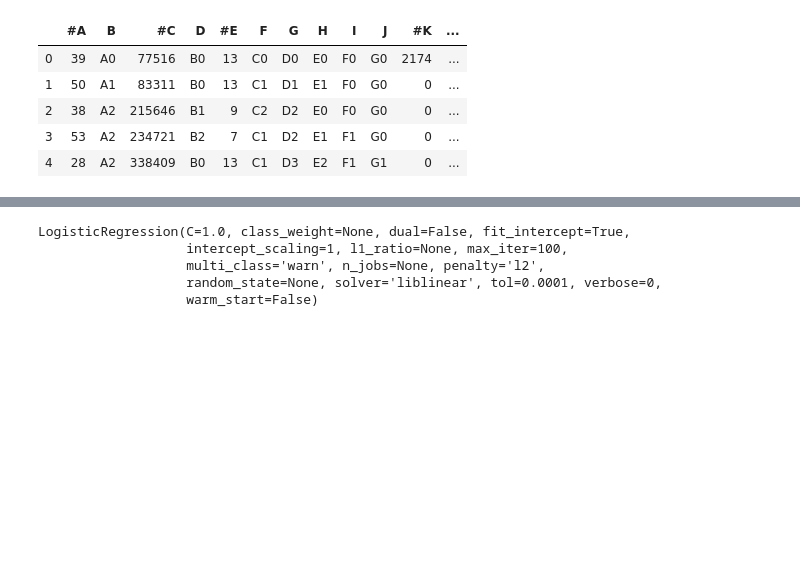
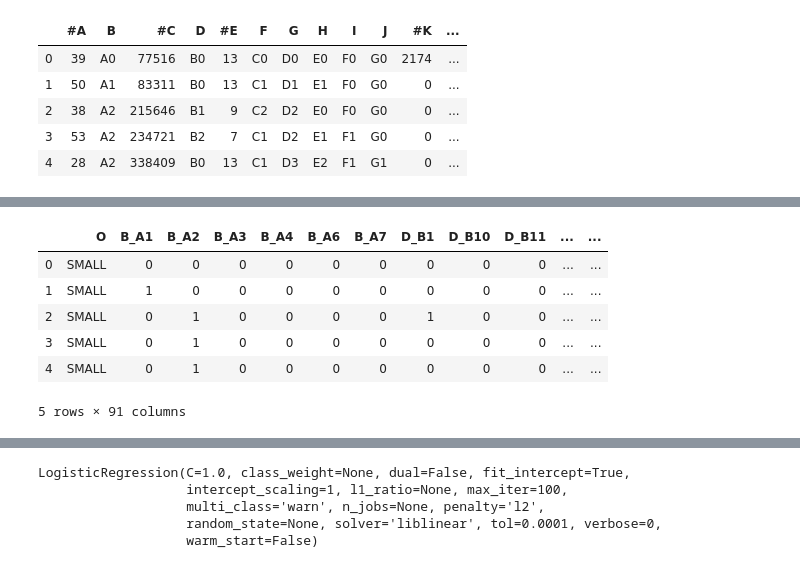
Before and after one commit to TheFarron/ISEe364FinalProject, a Jupyter notebook: logisticRegressionFinal.ipynb, the cells around one changed output, grey strips where cells are left out. Cells and saved outputs as stored; diff of their text form; code cells hidden in the pictures; blank space fills up the shorter version.

```diff
--- a/logisticRegressionFinal.ipynb
+++ b/logisticRegressionFinal.ipynb
@@ -20,0 +24,3 @@ from sklearn.model_selection import train_test_split
+# %%
+df_num = df.iloc[:,[0,2,4,10,11,12]].values.astype(float)
+df_cat = df.iloc[:,[1,3,5,6,7,8,9,13,14]]
@@ -22,0 +41,13 @@ test_data = df[['#A', '#C', '#E', '#K', '#L', 'O']]
+# %%
+cols = ['B','D','F','G','H','I','J','N']
+df_categ = pd.get_dummies(df_cat, columns = cols, drop_first = True)
+# %%
+df_categ.head()
+# %% [output]
+|  | O | B_A1 | B_A2 | B_A3 | B_A4 | B_A6 | B_A7 | D_B1 | D_B10 | D_B11 | ... | ... |
+| 0 | SMALL | 0 | 0 | 0 | 0 | 0 | 0 | 0 | 0 | 0 | ... | ... |
+| 1 | SMALL | 1 | 0 | 0 | 0 | 0 | 0 | 0 | 0 | 0 | ... | ... |
+| 2 | SMALL | 0 | 1 | 0 | 0 | 0 | 0 | 1 | 0 | 0 | ... | ... |
+| 3 | SMALL | 0 | 1 | 0 | 0 | 0 | 0 | 0 | 0 | 0 | ... | ... |
+| 4 | SMALL | 0 | 1 | 0 | 0 | 0 | 0 | 0 | 0 | 0 | ... | ... |
+5 rows × 91 columns
```
Also changed, not shown: parts of 46 cells of this notebook.
